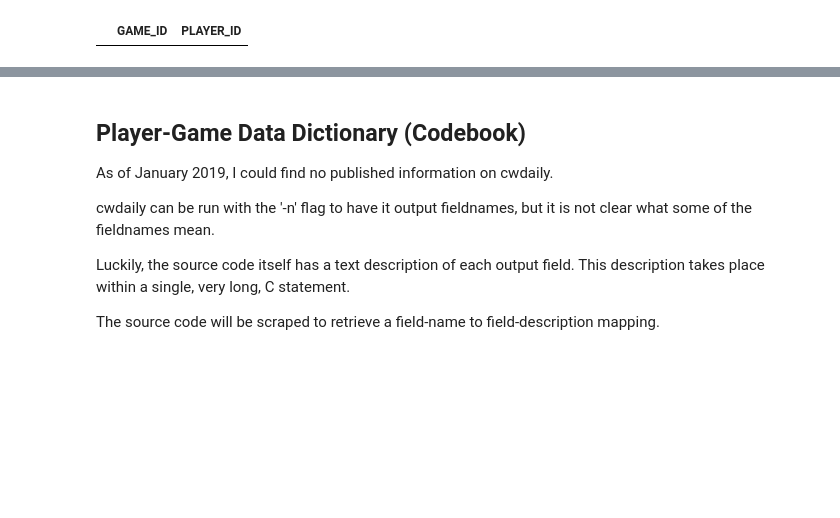
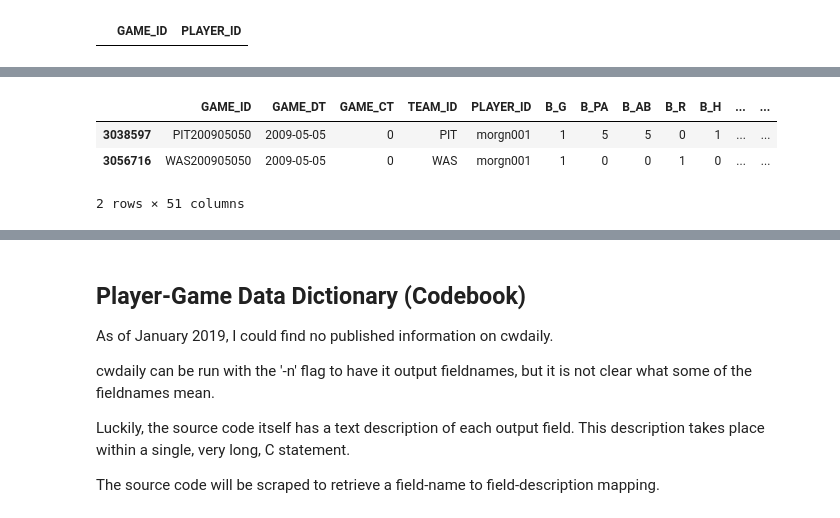
Before and after one commit to sdiehl28/Scikit-Learn-Workflow, a Jupyter notebook: python/RetrosheetPreprocess.ipynb, the cells around one changed output, grey strips where cells are left out. Saved outputs shown, nothing was run; the diff lists cells and outputs as text; code cells hidden in the pictures; blank space fills up the shorter version.

```diff
--- a/python/RetrosheetPreprocess.ipynb
+++ b/python/RetrosheetPreprocess.ipynb
@@ -218,12 +254,6 @@ dups = player_game.duplicated(subset=['GAME_ID', 'PLAYER_ID'], keep='last')
 player_game[dups][['GAME_ID', 'PLAYER_ID']]
 # %% [output]
 |  | GAME_ID | PLAYER_ID |
-# %%
-# this should be in its own separate field
-player_game['HOME_TEAM_ID'] = player_game['GAME_ID'].str[:3]
-# %%
-# this is better renamed
-player_game['AWAY_TEAM_ID'] = player_game['TEAM_ID']
 # %%
 def mem_usage(obj):
     if isinstance(obj, pd.DataFrame):
@@ -272,6 +306,6 @@ HOME_TEAM_ID 44
 # %%
+# convert these to categorical
 player_game['TEAM_ID'] = player_game['TEAM_ID'].astype('category')
-player_game['HOME_TEAM_ID'] = player_game['HOME_TEAM_ID'].astype('category')
 player_game['PLAYER_ID'] = player_game['PLAYER_ID'].astype('category')
 player_game.dtypes.value_counts()
 # %% [output]
@@ -290,6 +321,0 @@ mem_usage(player_game)
-# %%
-# a given player can only be in one game at a time
-# key: player_id, game_dt, game_ct (for double headers)
-# however for referencing the game table, keep GAME_ID
-player_game = player_game.set_index(['PLAYER_ID', 'GAME_DT', 'GAME_CT'])
-player_game = player_game.sort_index()
@@ -307,3 +328,10 @@ player_game.head()
+# %%
+player_game[(player_game['PLAYER_ID'] == 'morgn001') & (player_game['GAME_DT'] == '2009-05-05')]
+# %% [output]
+|  | GAME_ID | GAME_DT | GAME_CT | TEAM_ID | PLAYER_ID | B_G | B_PA | B_AB | B_R | B_H | ... | ... |
+| 3038597 | PIT200905050 | 2009-05-05 | 0 | PIT | morgn001 | 1 | 5 | 5 | 0 | 1 | ... | ... |
+| 3056716 | WAS200905050 | 2009-05-05 | 0 | WAS | morgn001 | 1 | 0 | 0 | 1 | 0 | ... | ... |
+2 rows × 51 columns
 # %%
 mem_usage(player_game)
 # %% [output]
```
Also changed, not shown: parts of 33 cells of this notebook.
